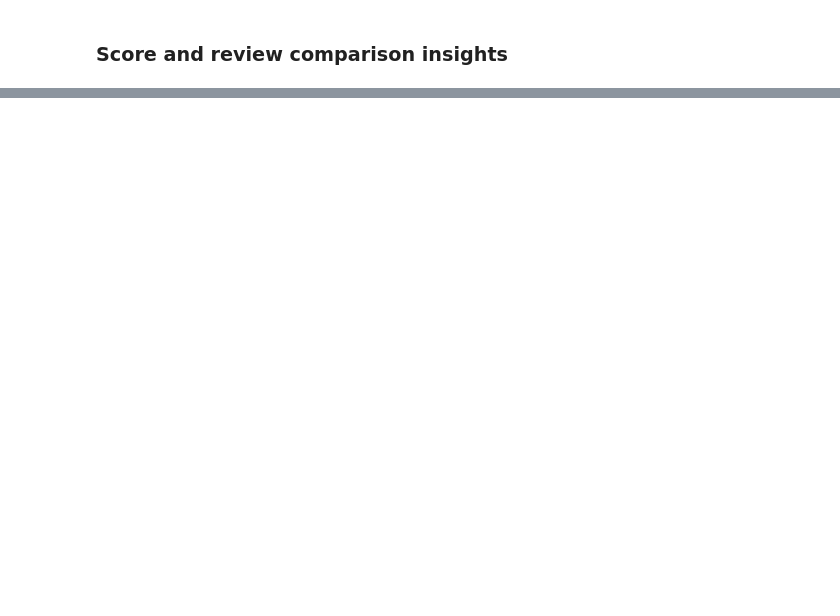
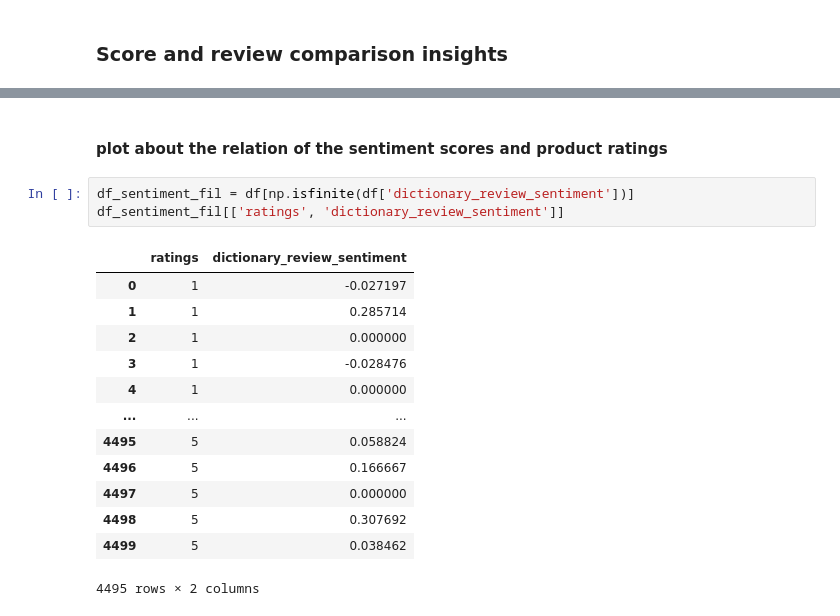
Before and after one commit to Shuaib-8/NLP-growth-hacking-project, a Jupyter notebook: task2-dict-based-sentiment-anal/dictionary-based-sentiment-analyser.ipynb, the cells around one changed output, grey strips where cells are left out. Drawn from its saved outputs; the diff is of its cells as text; blank space fills up the shorter version.

Commit message:
completed score and review comparison insights

```diff
--- a/task2-dict-based-sentiment-anal/dictionary-based-sentiment-analyser.ipynb
+++ b/task2-dict-based-sentiment-anal/dictionary-based-sentiment-analyser.ipynb
@@ -254,0 +369,19 @@ df.to_csv('review_corpus_dictionary_based_sentiment.csv', index=False)
+# %% [markdown]
+#### plot about the relation of the sentiment scores and product ratings
+# %%
+df_sentiment_fil = df[np.isfinite(df['dictionary_review_sentiment'])]
+df_sentiment_fil[['ratings', 'dictionary_review_sentiment']]
+# %% [output]
+|  | ratings | dictionary_review_sentiment |
+| 0 | 1 | -0.027197 |
+| 1 | 1 | 0.285714 |
+| 2 | 1 | 0.000000 |
+| 3 | 1 | -0.028476 |
+| 4 | 1 | 0.000000 |
+| ... | ... | ... |
+| 4495 | 5 | 0.058824 |
+| 4496 | 5 | 0.166667 |
+| 4497 | 5 | 0.000000 |
+| 4498 | 5 | 0.307692 |
+| 4499 | 5 | 0.038462 |
+4495 rows × 2 columns
```
Also changed, not shown: parts of 24 cells of this notebook.
